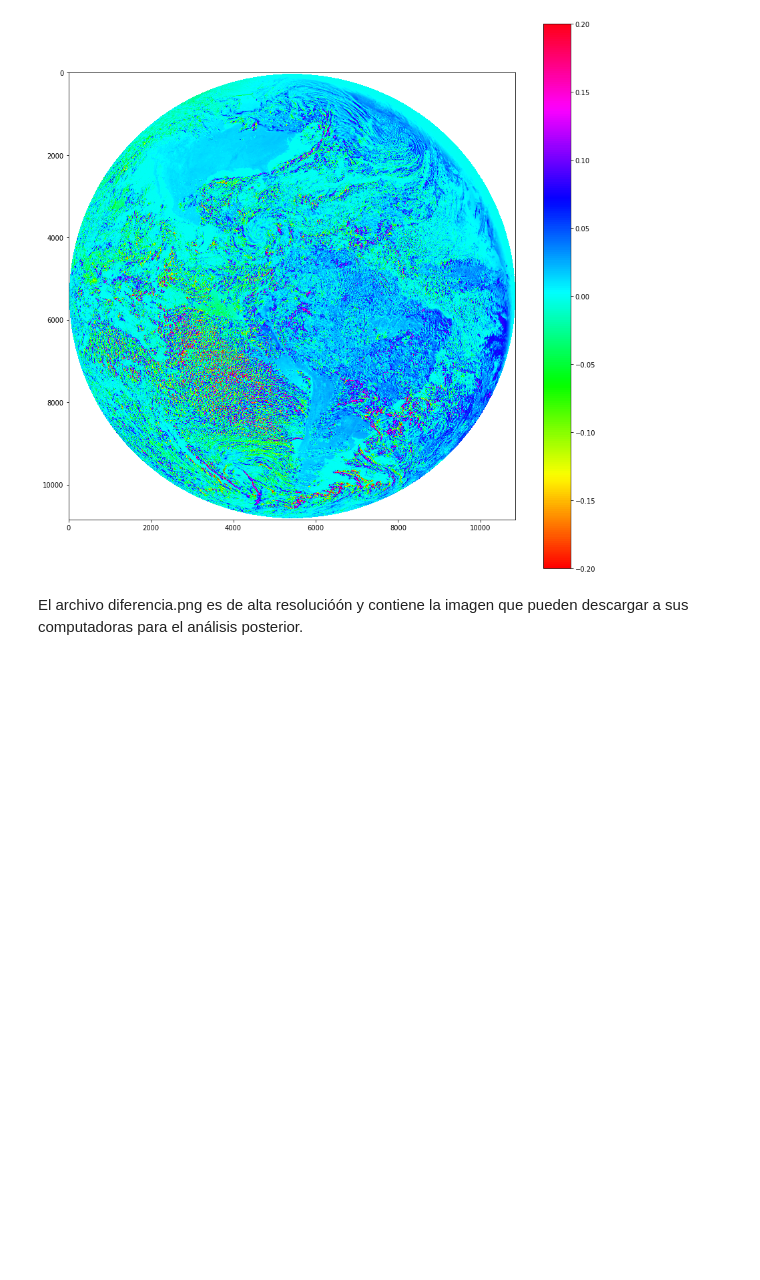
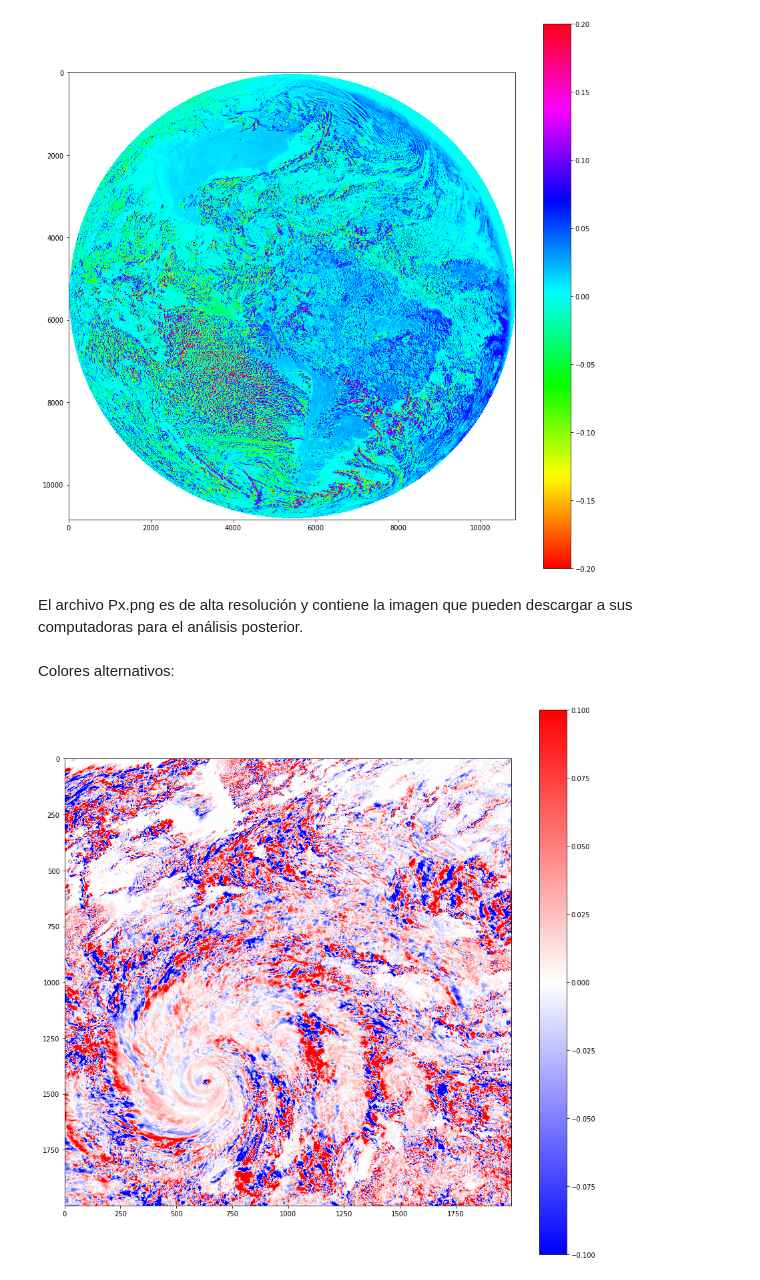
Before and after one commit to mgarbanzo/GOES16, a Jupyter notebook: Lab2_Parte3_Radiación_y_Óptica_Atmosférica.ipynb, the cells around one changed output. Cells and saved outputs as stored; diff of their text form; code cells hidden in the pictures; blank space fills up the shorter version.

```diff
--- a/Lab2_Parte3_Radiación_y_Óptica_Atmosférica.ipynb
+++ b/Lab2_Parte3_Radiación_y_Óptica_Atmosférica.ipynb
@@ -130,4 +130,13 @@ plt.savefig("diferencia.png",dpi=250)
 # %% [output]
 [figure]
 # %% [markdown]
-El archivo diferencia.png es de alta resolucióón y contiene la imagen que pueden descargar a sus computadoras para el análisis posterior.
+El archivo Px.png es de alta resolución y contiene la imagen que pueden descargar a sus computadoras para el análisis posterior.
+# %% [markdown]
+Colores alternativos:
+# %%
+fig, ax = plt.subplots(1,figsize=(15,15))
+plt.imshow(datos[2500:4500,4000:6000],cmap='bwr',vmin=-.1, vmax=.1)
+plt.colorbar()
+plt.savefig("Muestra.png",dpi=250)
+# %% [output]
+[figure, added]
```
Also changed, not shown: parts of 1 cell of this notebook.
